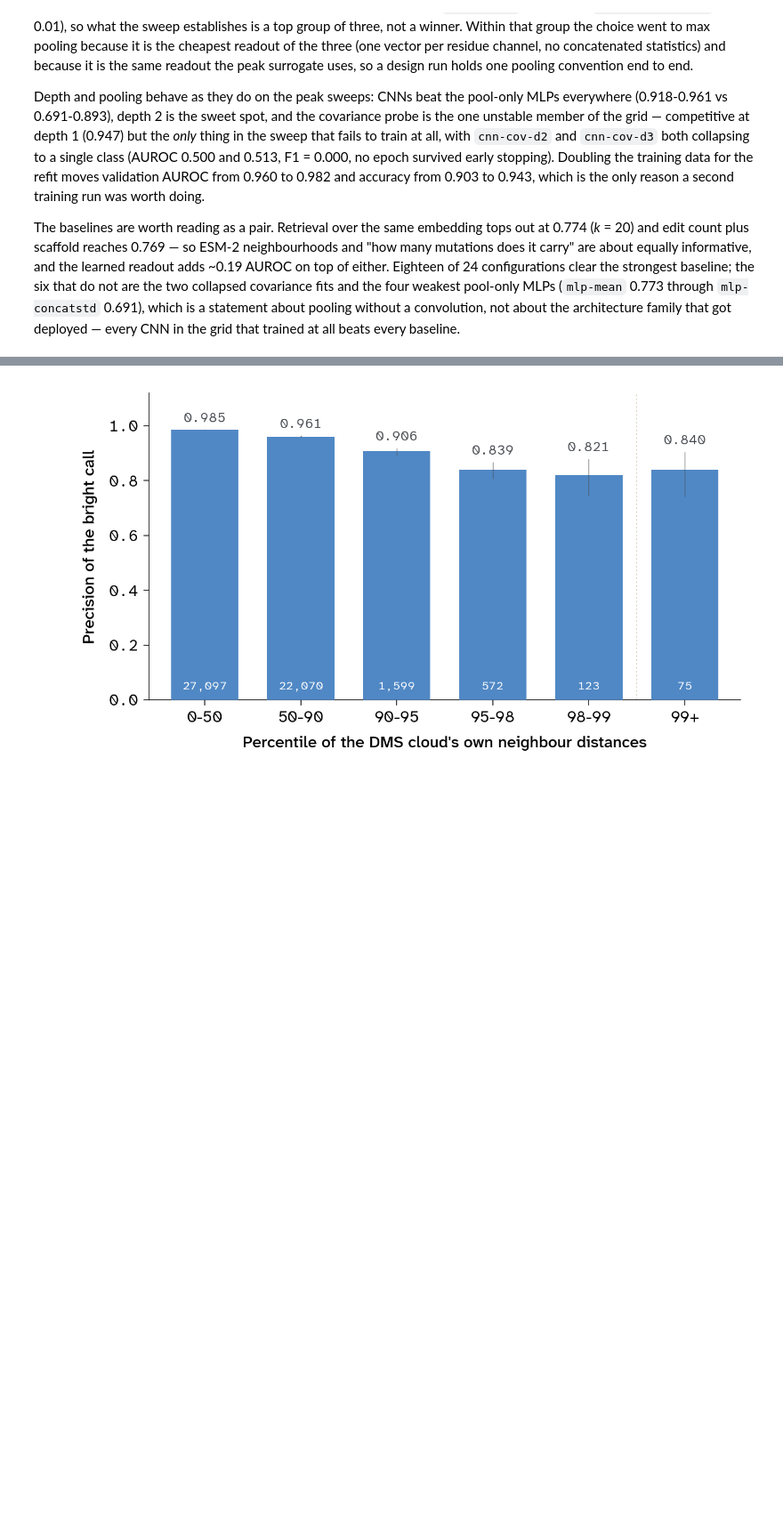
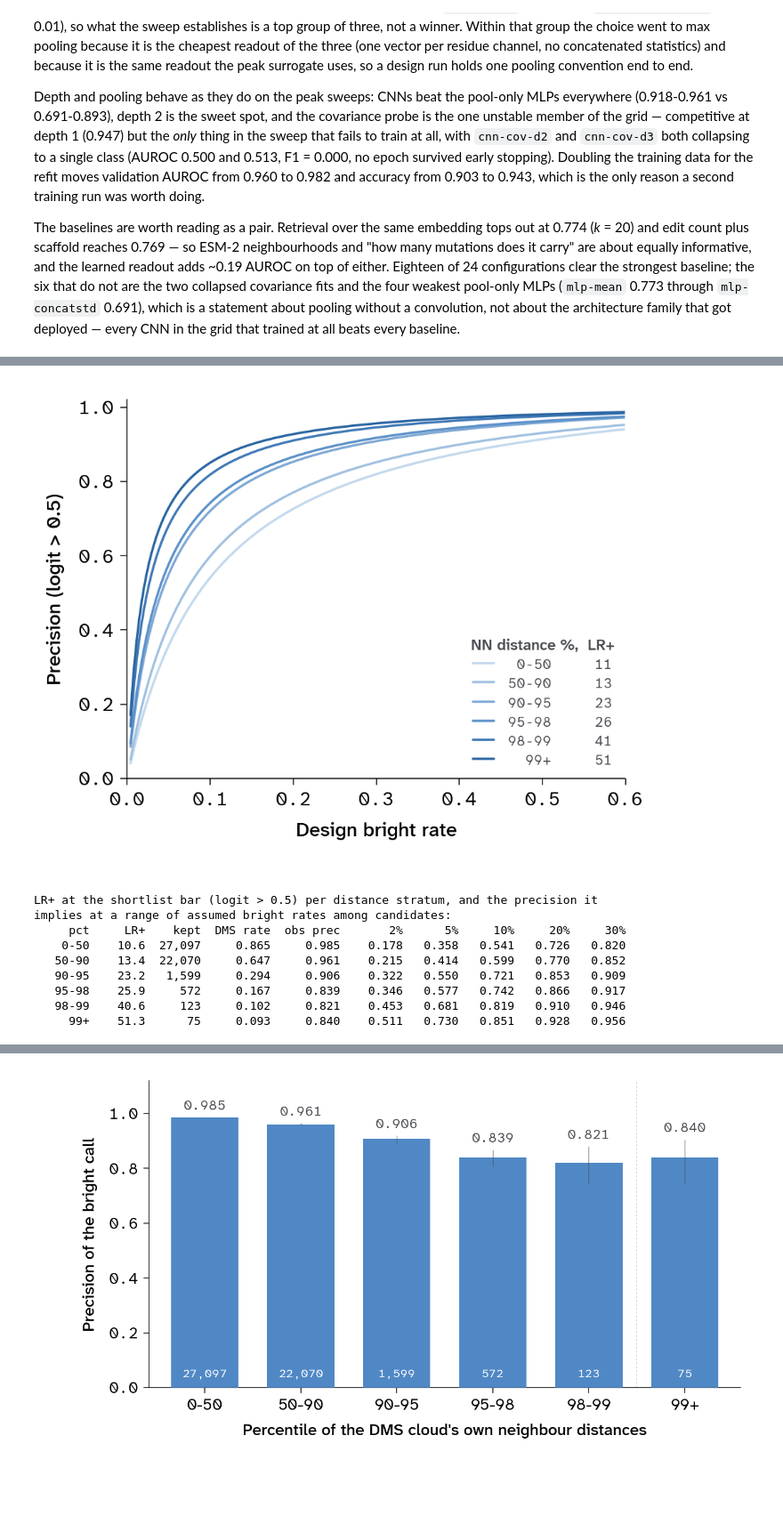
Before and after one commit to Arcadia-Science/FPguide, a Jupyter notebook: GFP_DMS/visualization.ipynb, the cells around one changed output, grey strips where cells are left out. Shown at 89% size. Cells and saved outputs as stored; diff of their text form; code cells hidden in the pictures; blank space fills up the shorter version.

```diff
--- a/GFP_DMS/visualization.ipynb
+++ b/GFP_DMS/visualization.ipynb
@@ -696,7 +704,7 @@ def gate(g, thr=THR_SHORTLIST):
 
 
 def wilson(k, n, z=1.96):
-    """Wilson score interval -- the bins in Sections 6-7 get down to tens of variants."""
+    """Wilson score interval -- the distance strata in Sections 5-6 get down to tens of variants."""
     if n == 0:
         return (np.nan, np.nan)
     p, d = k / n, 1 + z * z / n
@@ -733,6 +741,12 @@ for s, g in te.groupby("scaffold"):
     print(f"{s:10} {len(g):5d} {g.y.mean():7.3f} {gate(g)['auroc']:7.4f} "
           f"{gate(g, THR_MODEL)['precision']:8.4f} {gate(g, THR_SHORTLIST)['precision']:9.4f}")
 print()
+tr40 = held[held.split == "train"]
+pw = (1 - tr40.y.mean()) / tr40.y.mean()
+print(f"training pos_weight = (1-prev)/prev = {pw:.3f}, i.e. every logit is shifted by "
+      f"log(pos_weight) = {np.log(pw):+.3f} relative to a prevalence-calibrated model; "
+      f"mean predicted probability {te.prob.mean():.4f} vs observed prevalence {te.y.mean():.4f}")
+print()
 print(f"{len(SHORT_LOGIT)} shortlisted designs: logit {SHORT_LO:.2f} to {SHORT_HI:.2f} "
       f"(median {np.median(SHORT_LOGIT):.2f}), {int(SHORT_MUT.min())}-{int(SHORT_MUT.max())} "
       f"substitutions from EGFP (median {np.median(SHORT_MUT):.0f})")
@@ -1573,0 +1282,58 @@ MSA-gibbs  pool median distance  35.2 (cloud pct  99.8) | in-distribution 0.083
+# %%
+# LR+ at the campaign's bar, per distance stratum, turned into the only precision statement that
+# survives a change of population. `distance_strata` already reports the ratio; what this adds is the
+# curve it implies over a bright rate that the design pool has and this dataset cannot measure. The
+# marker on each curve is that stratum's own DMS bright rate, where the curve necessarily passes
+# through the precision Figure 5 measures -- the assert is that identity, not a fit.
+def ppv(lr, pi):
+    """Precision of a positive call, from a likelihood ratio and a prior."""
+    return lr * pi / (lr * pi + (1 - pi))
+
+
+for s in strata:
+    assert abs(ppv(s["lr_plus"], s["prevalence"]) - s["precision"]) < 5e-3, s["label"]
+
+PRIOR = np.linspace(0.004, 0.6, 400)
+DESIGN_STRATA = ("90-95", "95-98")        # the two bands the in-distribution gate admits designs into
+
+fig, ax = plt.subplots(figsize=(HALF_PANEL * PX, 0.8 * HALF_PANEL * PX))
+fig.subplots_adjust(left=0.15, right=0.95, bottom=0.20, top=0.96)
+
+for s, c in zip(strata, STRAT_C):
+    ax.plot(PRIOR, ppv(s["lr_plus"], PRIOR), color=c, lw=1.8, zorder=3,
+            label="{:>6}   {:>4.0f}".format(s["label"], s["lr_plus"]))
+
+ax.set(xlim=(0, 0.6), ylim=(0, 1.02), xlabel="Design bright rate",
+       ylabel="Precision (logit > 0.5)")
+apc.mpl.style_plot(ax, monospaced_axes="both")
+bare(ax)
+leg = ax.legend(loc="lower right", frameon=False, handlelength=1.5, borderaxespad=0.8,
+                labelspacing=0.35, prop={"family": "Atkinson Hyperlegible Mono", "size": 10.5},
+                title="NN distance %,  LR+")
+leg.get_title().set(fontsize=11.5, fontweight="semibold", color=str(apc.charcoal))
+for t in leg.get_texts():
+    t.set_color(str(apc.charcoal))
+#ax.set_xscale("log")
+fig.savefig(f"{FIGDIR}/brightness_stratum_lr_prior.svg")
+fig.savefig(f"{FIGDIR}/brightness_stratum_lr_prior.png", dpi=200)
+plt.show()
+
+print(f"LR+ at the shortlist bar (logit > {THR_SHORTLIST}) per distance stratum, and the precision it")
+print("implies at a range of assumed bright rates among candidates:")
+SHOW = [0.02, 0.05, 0.10, 0.20, 0.30]
+print(f"{'pct':>8} {'LR+':>7} {'kept':>7} {'DMS rate':>9} {'obs prec':>9}   "
+      + "  ".join(f"{p:>6.0%}" for p in SHOW))
+for s in strata:
+    print(f"{s['label']:>8} {s['lr_plus']:7.1f} {s['n_kept']:7,d} {s['prevalence']:9.3f} "
+          f"{s['precision']:9.3f}   " + "  ".join(f"{ppv(s['lr_plus'], p):6.3f}" for p in SHOW))
+# %% [output]
+[figure, added]
+LR+ at the shortlist bar (logit > 0.5) per distance stratum, and the precision it
+implies at a range of assumed bright rates among candidates:
+     pct     LR+    kept  DMS rate  obs prec       2%      5%     10%     20%     30%
+    0-50    10.6  27,097     0.865     0.985    0.178   0.358   0.541   0.726   0.820
+   50-90    13.4  22,070     0.647     0.961    0.215   0.414   0.599   0.770   0.852
+   90-95    23.2   1,599     0.294     0.906    0.322   0.550   0.721   0.853   0.909
+   95-98    25.9     572     0.167     0.839    0.346   0.577   0.742   0.866   0.917
+   98-99    40.6     123     0.102     0.821    0.453   0.681   0.819   0.910   0.946
+     99+    51.3      75     0.093     0.840    0.511   0.730   0.851   0.928   0.956
```
Also changed, not shown: parts of 35 cells of this notebook, 16 other files.
